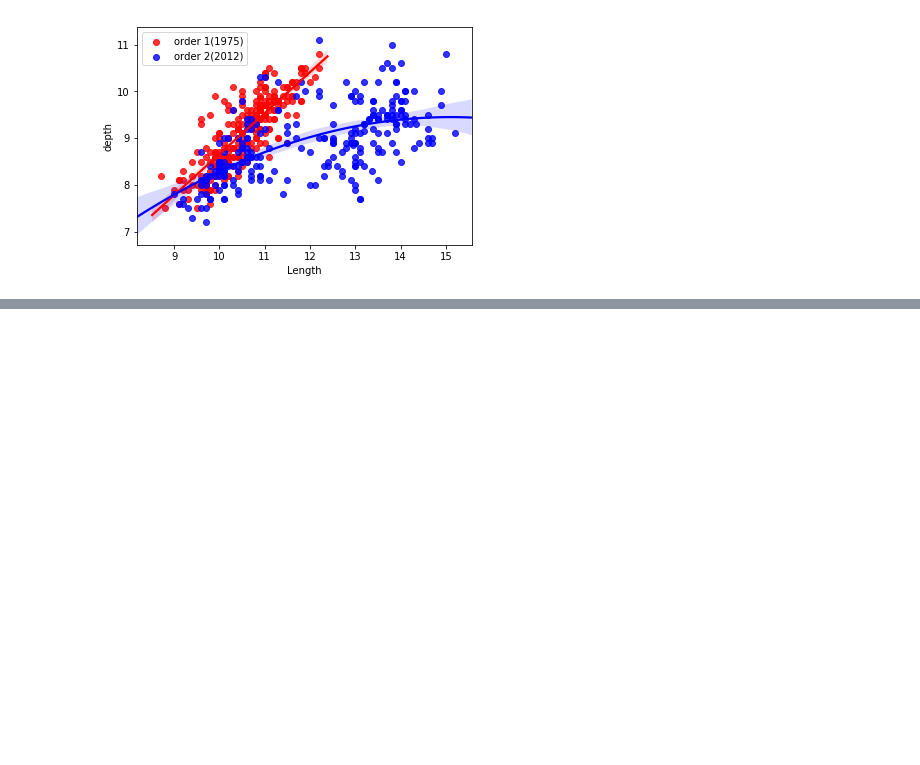
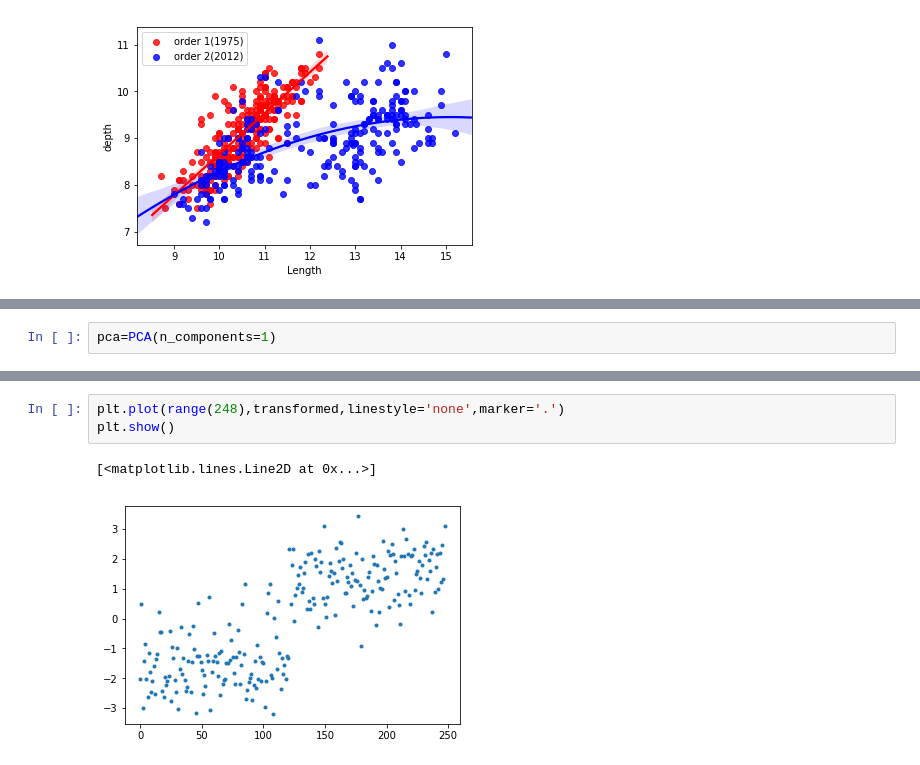
Before and after one commit to raghav786/Data-Science, a Jupyter notebook: statistics python.ipynb, the cells around one changed output, grey strips where cells are left out. Saved outputs shown, nothing was run; the diff lists cells and outputs as text; blank space fills up the shorter version.

```diff
--- a/statistics python.ipynb
+++ b/statistics python.ipynb
@@ -155,0 +275,2 @@ plt.show()
+# %%
+pca=PCA(n_components=1)
@@ -155,0 +291,6 @@ plt.show()
+# %%
+plt.plot(range(248),transformed,linestyle='none',marker='.')
+plt.show()
+# %% [output]
+[<matplotlib.lines.Line2D at 0x...>]
+[figure, added]
```
Also changed, not shown: parts of 29 cells of this notebook.
